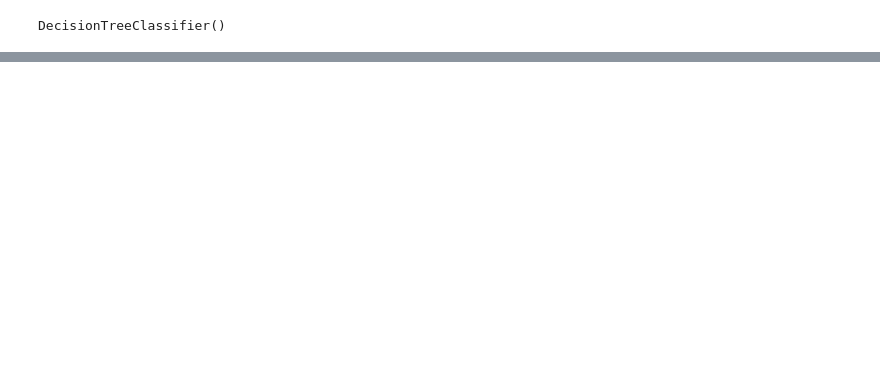
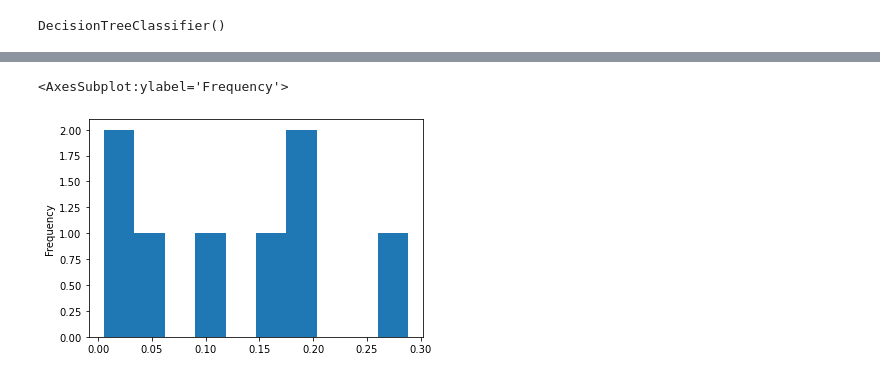
Before and after one commit to Nazmus-Shakib/Cardiovascular-Disease-Project, a Jupyter notebook: Cardiovascular Disease.ipynb, the cells around one changed output, grey strips where cells are left out. Cells and saved outputs as stored; diff of their text form; code cells hidden in the pictures; blank space fills up the shorter version.

```diff
--- a/Cardiovascular Disease.ipynb
+++ b/Cardiovascular Disease.ipynb
@@ -206,0 +300,5 @@ DTCLS.score(xtest, ytest)
+# %%
+top.nlargest(8).plot(kind='hist')
+# %% [output]
+<AxesSubplot:ylabel='Frequency'>
+[figure, added]
```
Also changed, not shown: parts of 19 cells of this notebook.
